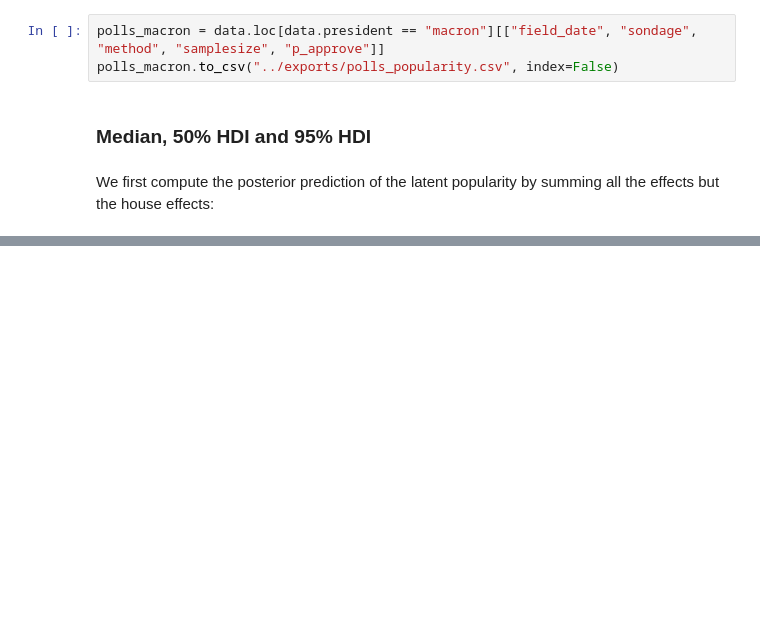
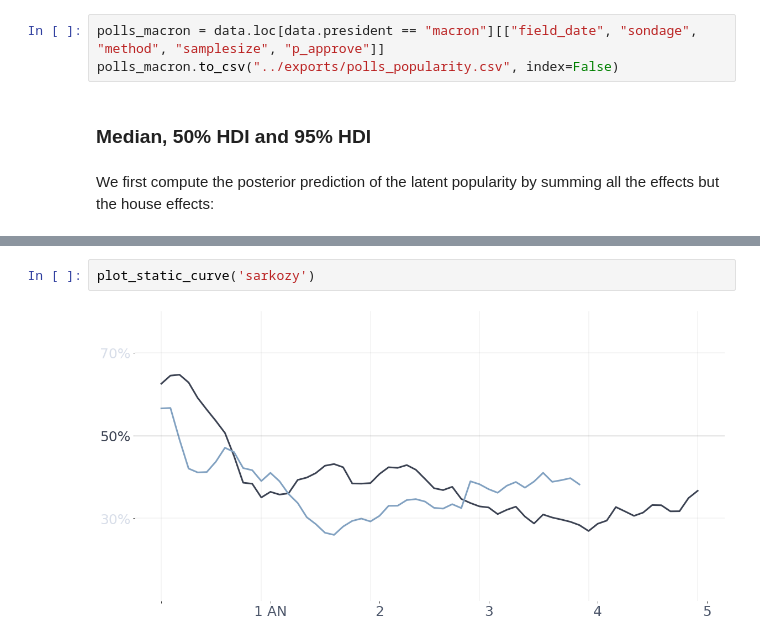
Before and after one commit to pollsposition/dashboards, a Jupyter notebook: notebooks/popularity_president.ipynb, the cells around one changed output, grey strips where cells are left out. Drawn from its saved outputs; the diff is of its cells as text; blank space fills up the shorter version.

```diff
--- a/notebooks/popularity_president.ipynb
+++ b/notebooks/popularity_president.ipynb
@@ -418,0 +482,4 @@ preds.to_csv("../exports/predictions_popularity.csv", index=False)
+# %%
+plot_static_curve('sarkozy')
+# %% [output]
+[figure, added]
```
Also changed, not shown: parts of 15 cells of this notebook, 5 other files.
